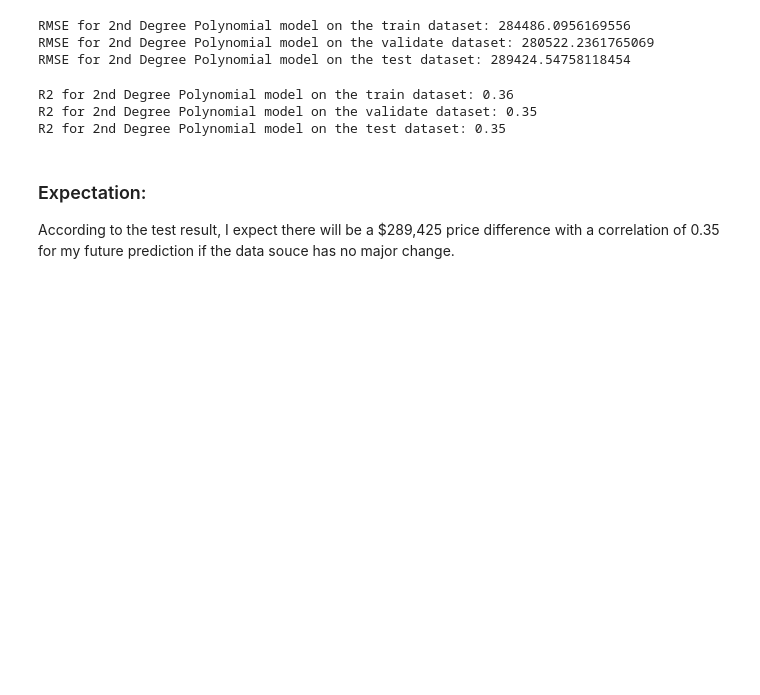
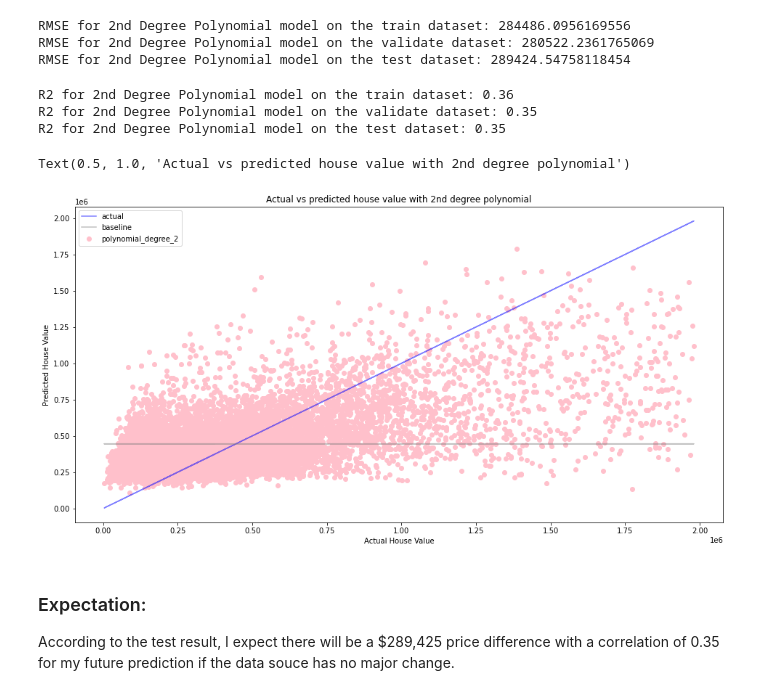
Before and after one commit to Chenchen070/zillow_regression_project, a Jupyter notebook: zillow_prediction_report.ipynb, the cells around one changed output. Cells and saved outputs as stored; diff of their text form; code cells hidden in the pictures; blank space fills up the shorter version.

Commit message:
test viz added

```diff
--- a/zillow_prediction_report.ipynb
+++ b/zillow_prediction_report.ipynb
@@ -400,12 +400,12 @@ dtype: float64
 * Use the best model which is 2nd Degree Polynomial to evaluate on the test set
 # %%
 # re-create our polynomial model
-poly = PolynomialFeatures(degree=2, include_bias=False, interaction_only=False)
-poly.fit(x_train)
-x_train_poly = pd.DataFrame(poly.transform(x_train),
-                            columns=poly.get_feature_names(x_train.columns),index=train.index)
-lm = LinearRegression()
-lm.fit(x_train_poly, y_train)
+poly_test = PolynomialFeatures(degree=2, include_bias=False, interaction_only=False)
+poly_test.fit(x_train)
+x_train_poly = pd.DataFrame(poly_test.transform(x_train),
+                            columns=poly_test.get_feature_names(x_train.columns),index=train.index)
+lm_test = LinearRegression()
+lm_test.fit(x_train_poly, y_train)
 # %% [output]
 LinearRegression()
 # %%
@@ -439,6 +439,28 @@ print('R2 for 2nd Degree Polynomial model on the test dataset: {:.2}'.format(r2_
 R2 for 2nd Degree Polynomial model on the train dataset: 0.36
 R2 for 2nd Degree Polynomial model on the validate dataset: 0.35
 R2 for 2nd Degree Polynomial model on the test dataset: 0.35
+# %%
+predictions_test = pd.DataFrame({'actual': test.house_value})
+predictions_test['polynomial_degree_2'] = lm_test.predict(poly_test.transform(x_test))
+predictions_test['baseline'] = baseline
+
+plt.figure(figsize=(16,8))
+
+plt.plot(predictions_test['actual'], predictions_test['actual'], alpha=0.5,
+         color='blue', label='actual')
+plt.plot(predictions_test['actual'], predictions_test['baseline'], alpha=0.5,
+         color='gray', label='baseline')
+
+plt.scatter(predictions_test['actual'], predictions_test['polynomial_degree_2'],
+            color='pink', label='polynomial_degree_2')
+
+plt.legend()
+plt.xlabel('Actual House Value')
+plt.ylabel('Predicted House Value')
+plt.title('Actual vs predicted house value with 2nd degree polynomial')
+# %% [output]
+Text(0.5, 1.0, 'Actual vs predicted house value with 2nd degree polynomial')
+[figure, added]
 # %% [markdown]
 ### Expectation:
 
```
Also changed, not shown: parts of 1 cell of this notebook.
